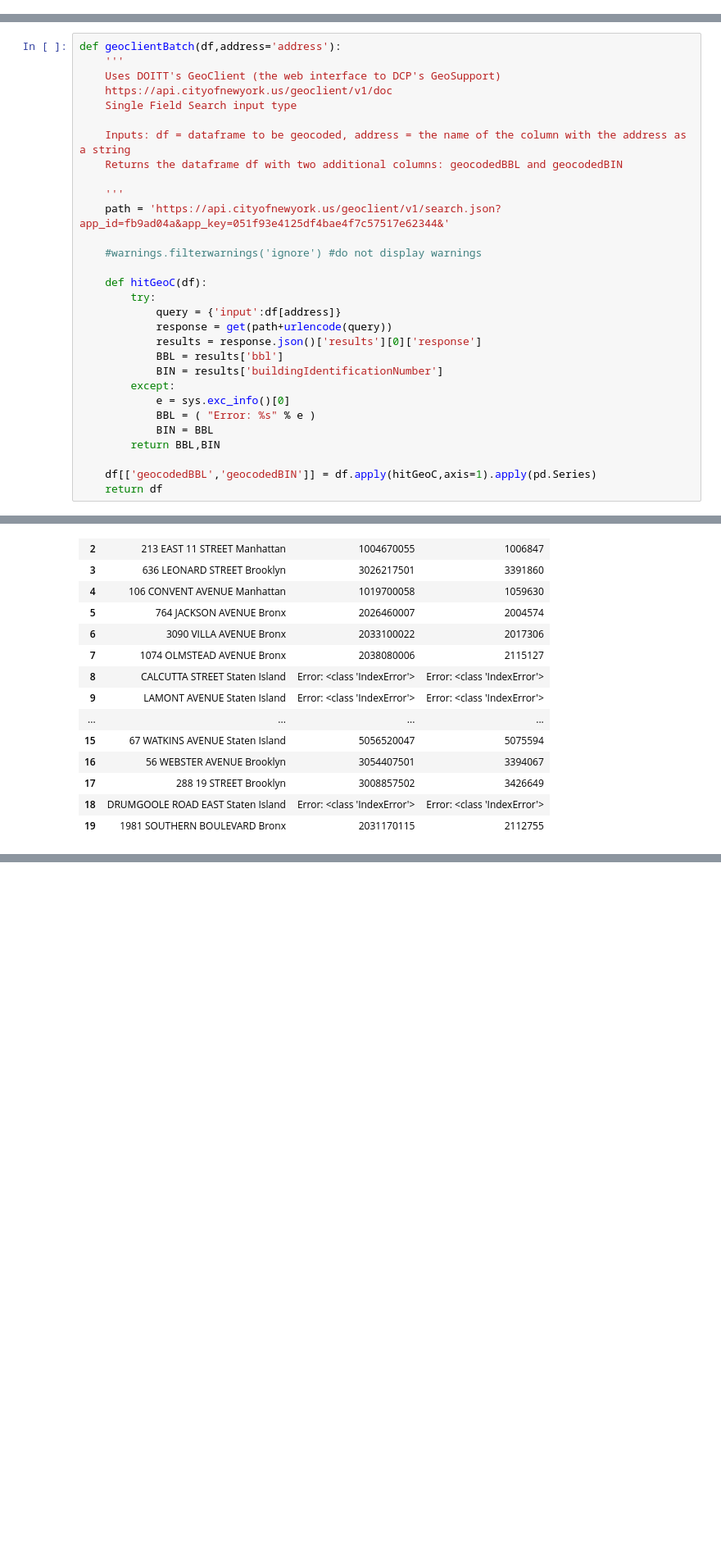
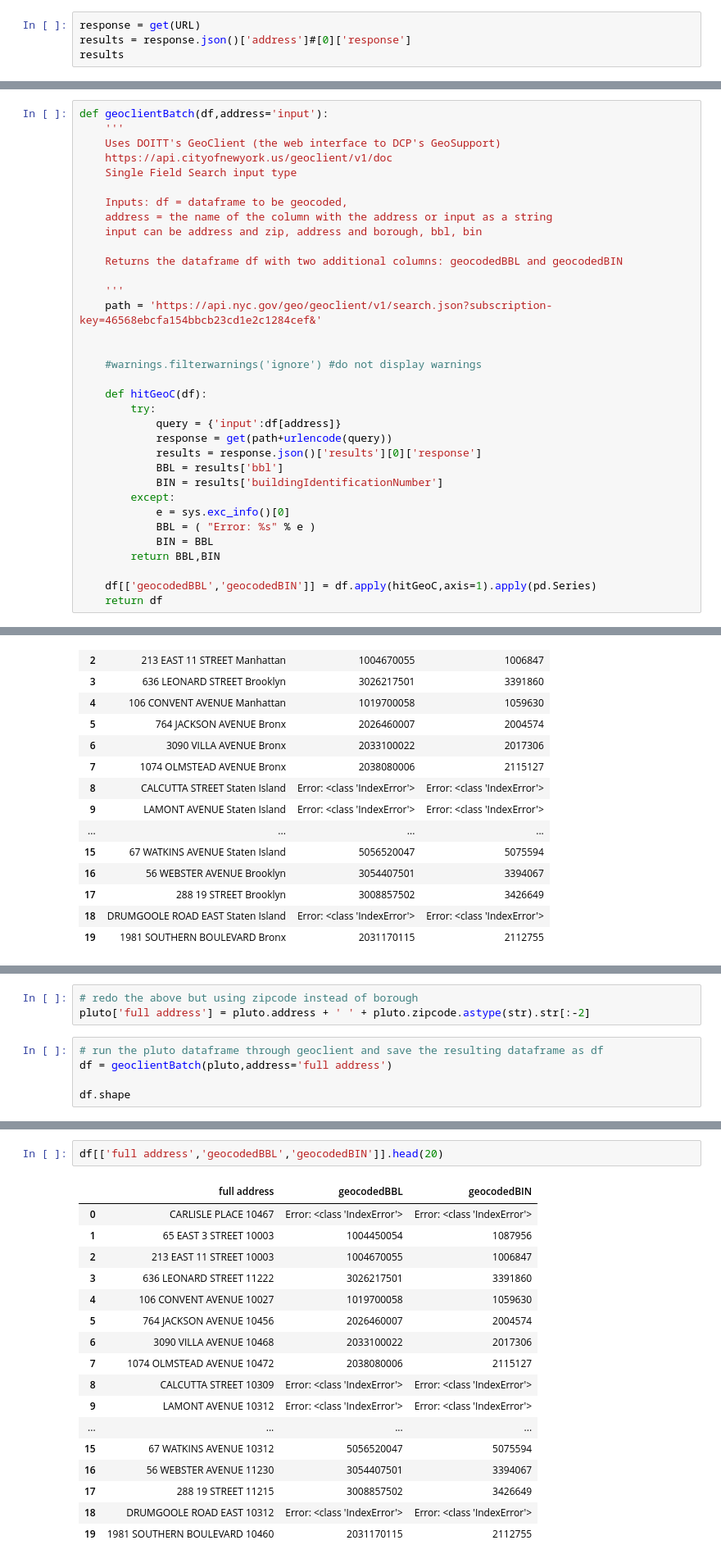
Before and after one commit to deenapatel/moda, a Jupyter notebook: GeoClientBatch.ipynb, the cells around one changed output, grey strips where cells are left out. Shown: that part at 82% size. Saved outputs shown, nothing was run; the diff lists cells and outputs as text; blank space fills up the shorter version.

Commit message:
updated geoclient with new endpoint

```diff
--- a/GeoClientBatch.ipynb
+++ b/GeoClientBatch.ipynb
@@ -16,0 +138,4 @@ from requests import get
+# %%
+response = get(URL)
+results = response.json()['address']#[0]['response']
+results
@@ -17,15 +166,19 @@ from requests import get
 # %%
-def geoclientBatch(df,address='address'):
+def geoclientBatch(df,address='input'):
     '''
     Uses DOITT's GeoClient (the web interface to DCP's GeoSupport)
     https://api.cityofnewyork.us/geoclient/v1/doc
     Single Field Search input type
 
-    Inputs: df = dataframe to be geocoded, address = the name of the column with the address as a string
+    Inputs: df = dataframe to be geocoded,
+    address = the name of the column with the address or input as a string
+    input can be address and zip, address and borough, bbl, bin
+
     Returns the dataframe df with two additional columns: geocodedBBL and geocodedBIN
 
     '''
-    path = 'https://api.cityofnewyork.us/geoclient/v1/search.json?app_id=fb9ad04a&app_key=051f93e4125df4bae4f7c57517e62344&'
+    path = 'https://api.nyc.gov/geo/geoclient/v1/search.json?subscription-key=46568ebcfa154bbcb23cd1e2c1284cef&'
+
 
     #warnings.filterwarnings('ignore') #do not display warnings
 
@@ -90,0 +246,8 @@ df[['full address','geocodedBBL','geocodedBIN']].head(20)
+# %%
+# redo the above but using zipcode instead of borough
+pluto['full address'] = pluto.address + ' ' + pluto.zipcode.astype(str).str[:-2]
+# %%
+# run the pluto dataframe through geoclient and save the resulting dataframe as df
+df = geoclientBatch(pluto,address='full address')
+
+df.shape
@@ -90,0 +256,20 @@ df[['full address','geocodedBBL','geocodedBIN']].head(20)
+# %%
+df[['full address','geocodedBBL','geocodedBIN']].head(20)
+# %% [output]
+|  | full address | geocodedBBL | geocodedBIN |
+| 0 | CARLISLE PLACE 10467 | Error: <class 'IndexError'> | Error: <class 'IndexError'> |
+| 1 | 65 EAST 3 STREET 10003 | 1004450054 | 1087956 |
+| 2 | 213 EAST 11 STREET 10003 | 1004670055 | 1006847 |
+| 3 | 636 LEONARD STREET 11222 | 3026217501 | 3391860 |
+| 4 | 106 CONVENT AVENUE 10027 | 1019700058 | 1059630 |
+| 5 | 764 JACKSON AVENUE 10456 | 2026460007 | 2004574 |
+| 6 | 3090 VILLA AVENUE 10468 | 2033100022 | 2017306 |
+| 7 | 1074 OLMSTEAD AVENUE 10472 | 2038080006 | 2115127 |
+| 8 | CALCUTTA STREET 10309 | Error: <class 'IndexError'> | Error: <class 'IndexError'> |
+| 9 | LAMONT AVENUE 10312 | Error: <class 'IndexError'> | Error: <class 'IndexError'> |
+| ... | ... | ... | ... |
+| 15 | 67 WATKINS AVENUE 10312 | 5056520047 | 5075594 |
+| 16 | 56 WEBSTER AVENUE 11230 | 3054407501 | 3394067 |
+| 17 | 288 19 STREET 11215 | 3008857502 | 3426649 |
+| 18 | DRUMGOOLE ROAD EAST 10312 | Error: <class 'IndexError'> | Error: <class 'IndexError'> |
+| 19 | 1981 SOUTHERN BOULEVARD 10460 | 2031170115 | 2112755 |
```
Also changed, not shown: parts of 19 cells of this notebook, 1 other file.
